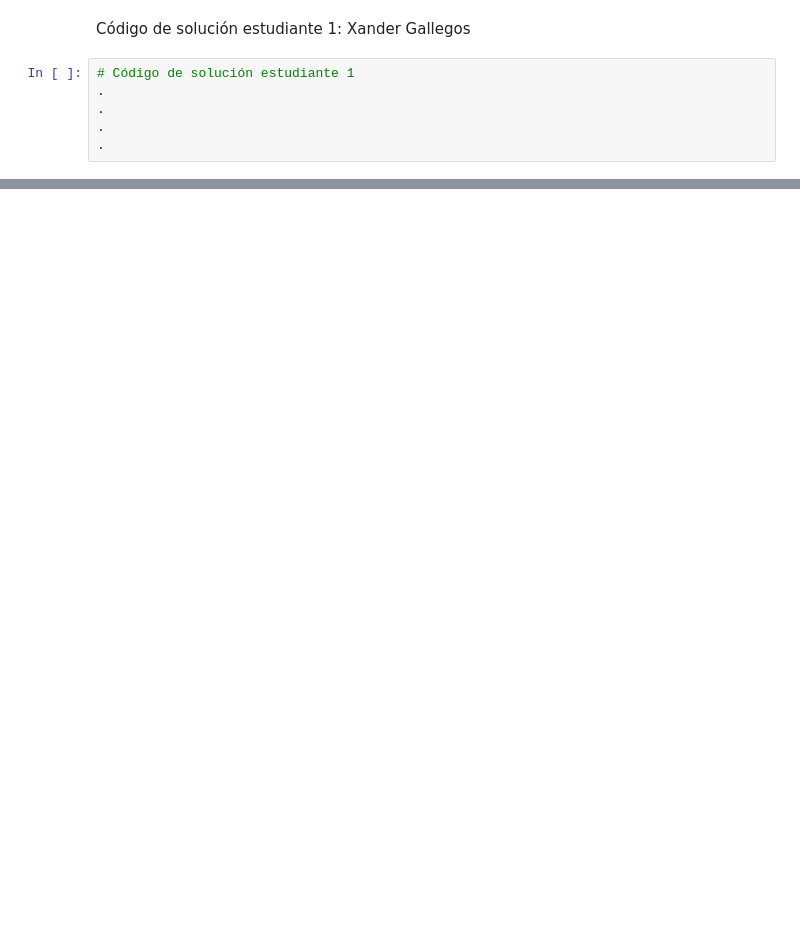
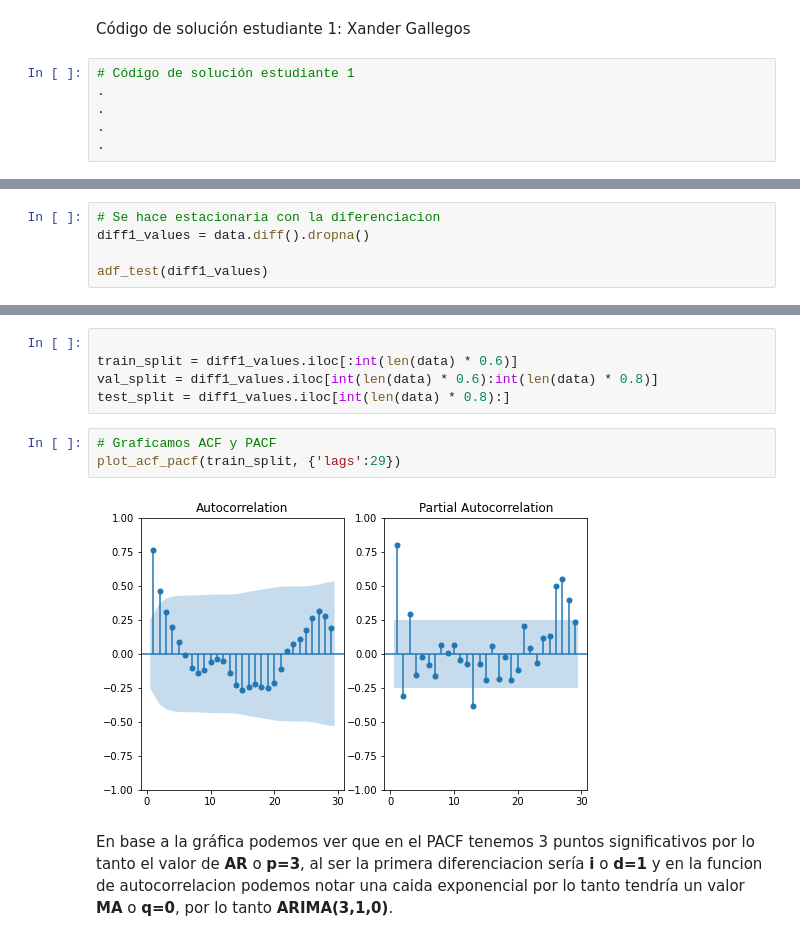
Before and after one commit to xagallegos/ProyectoConjunto_XGallegos_AYGonzales, a Jupyter notebook: Tarea2.ipynb, the cells around one changed output, grey strips where cells are left out. Cells and saved outputs as stored; diff of their text form; blank space fills up the shorter version.

Commit message:
Codigo estudiante 2
Agregue mi codigo en la parte de estudiante 2, agregue mi expediente y el csv de la base de datos que se usó.

```diff
--- a/Tarea2.ipynb
+++ b/Tarea2.ipynb
@@ -50,0 +133,5 @@ Código de solución estudiante 2
+# %%
+# Se hace estacionaria con la diferenciacion
+diff1_values = data.diff().dropna()
+
+adf_test(diff1_values)
@@ -50,0 +149,12 @@ Código de solución estudiante 2
+# %%
+
+train_split = diff1_values.iloc[:int(len(data) * 0.6)]
+val_split = diff1_values.iloc[int(len(data) * 0.6):int(len(data) * 0.8)]
+test_split = diff1_values.iloc[int(len(data) * 0.8):]
+# %%
+# Graficamos ACF y PACF
+plot_acf_pacf(train_split, {'lags':29})
+# %% [output]
+[figure, added]
+# %% [markdown]
+En base a la gráfica podemos ver que en el PACF tenemos 3 puntos significativos por lo tanto el valor de **AR** o **p=3**, al ser la primera diferenciacion sería **i** o **d=1** y en la funcion de autocorrelacion podemos notar una caida exponencial por lo tanto tendría un valor **MA** o **q=0**, por lo tanto **ARIMA(3,1,0)**.
```
Also changed, not shown: parts of 37 cells of this notebook, 1 other file.
